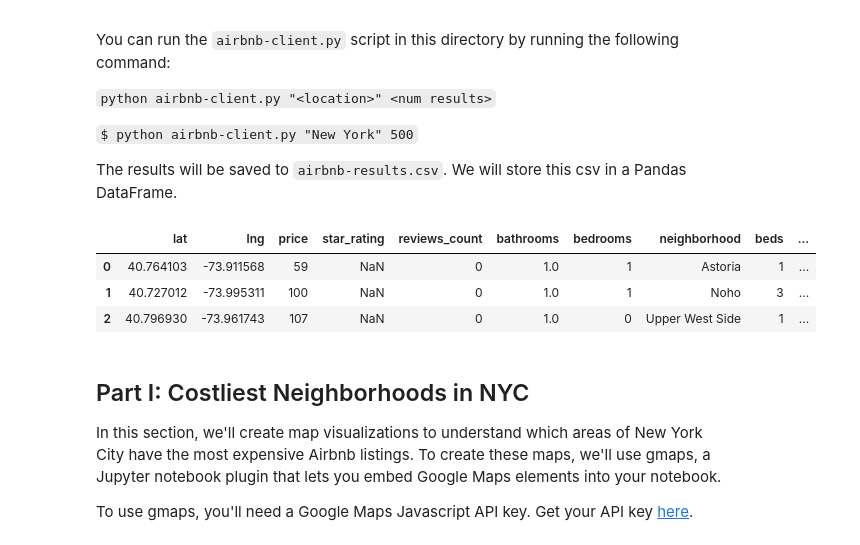
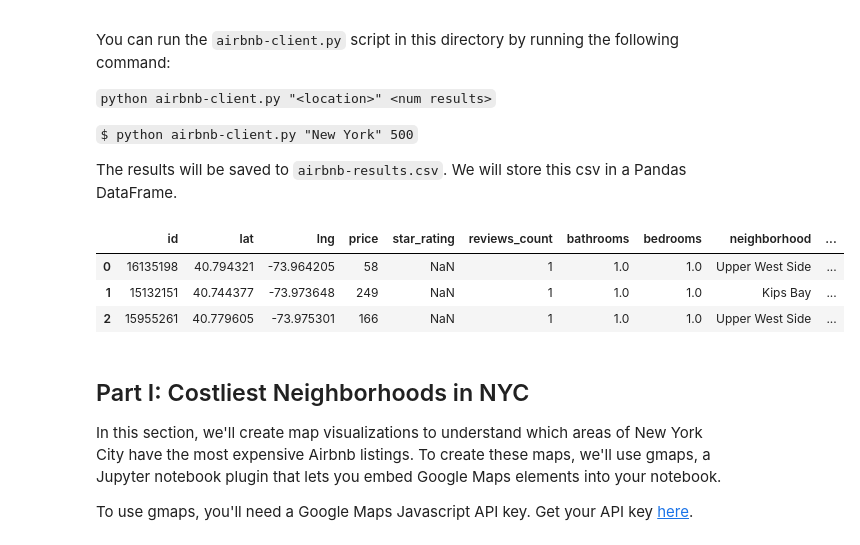
Before and after one commit to shouvikmani/AirbnbDataAnalysis, a Jupyter notebook: Analyzing_Airbnb_in_New_York_City.ipynb, the cells around one changed output. Saved outputs shown, nothing was run; the diff lists cells and outputs as text; code cells hidden in the pictures.

```diff
--- a/Analyzing_Airbnb_in_New_York_City.ipynb
+++ b/Analyzing_Airbnb_in_New_York_City.ipynb
@@ -116,13 +115,13 @@ You can run the `airbnb-client.py` script in this directory by running the follo
 
 The results will be saved to `airbnb-results.csv`. We will store this csv in a Pandas DataFrame.
 # %%
-airbnbDF = pd.read_csv("airbnb-results.csv")
+airbnbDF = pd.read_csv("data/airbnb-results.csv").drop_duplicates()
 airbnbDF.head(3)
 # %% [output]
-|  | lat | lng | price | star_rating | reviews_count | bathrooms | bedrooms | neighborhood | beds | ... |
-| 0 | 40.764103 | -73.911568 | 59 | NaN | 0 | 1.0 | 1 | Astoria | 1 | ... |
-| 1 | 40.727012 | -73.995311 | 100 | NaN | 0 | 1.0 | 1 | Noho | 3 | ... |
-| 2 | 40.796930 | -73.961743 | 107 | NaN | 0 | 1.0 | 0 | Upper West Side | 1 | ... |
+|  | id | lat | lng | price | star_rating | reviews_count | bathrooms | bedrooms | neighborhood | ... |
+| 0 | 16135198 | 40.794321 | -73.964205 | 58 | NaN | 1 | 1.0 | 1.0 | Upper West Side | ... |
+| 1 | 15132151 | 40.744377 | -73.973648 | 249 | NaN | 1 | 1.0 | 1.0 | Kips Bay | ... |
+| 2 | 15955261 | 40.779605 | -73.975301 | 166 | NaN | 1 | 1.0 | 1.0 | Upper West Side | ... |
 # %% [markdown]
 ## Part I: Costliest Neighborhoods in NYC
 
```
Also changed, not shown: parts of 10 cells of this notebook, 4 other files.
